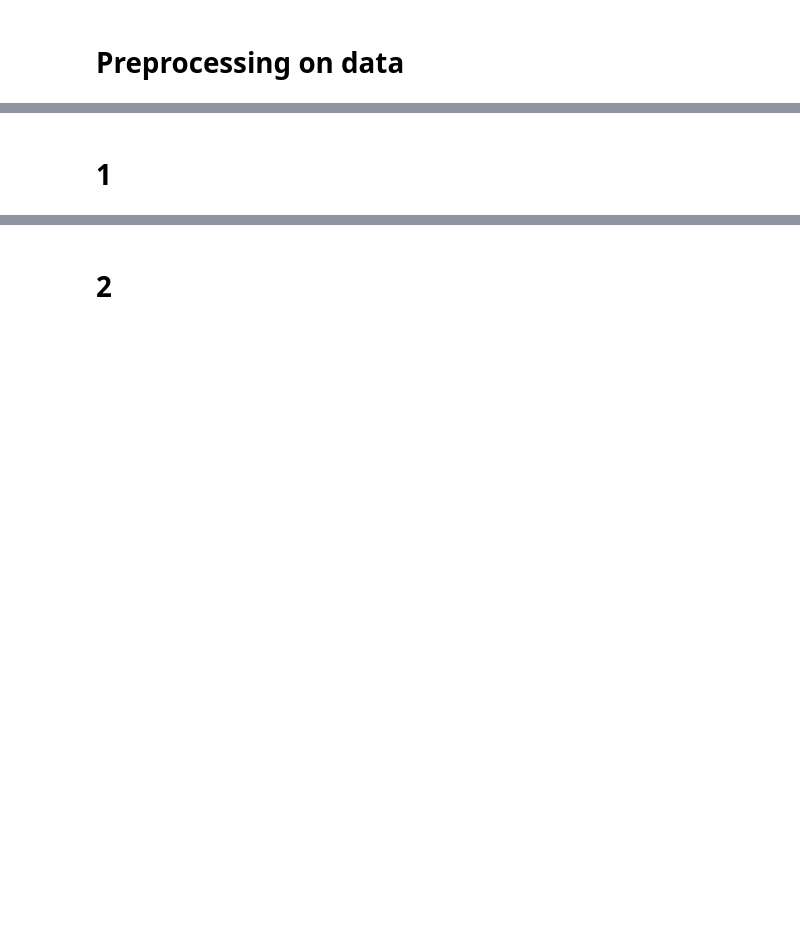
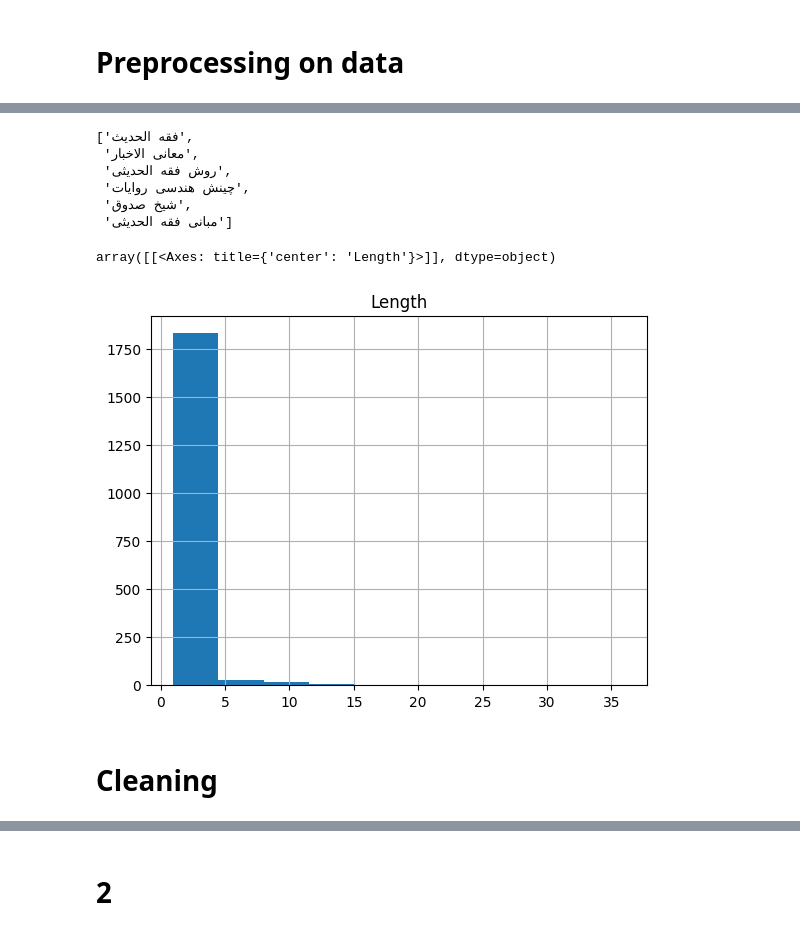
Before and after one commit to RedBatProject/Roshan-Project, a Jupyter notebook: Roshan_project.ipynb, the cells around one changed output, grey strips where cells are left out. Cells and saved outputs as stored; diff of their text form; code cells hidden in the pictures; blank space fills up the shorter version.

```diff
--- a/Roshan_project.ipynb
+++ b/Roshan_project.ipynb
@@ -54,4 +43,4 @@ for i in file_.split('\n')[:-1]:
 data = pd.DataFrame()
 data['id'] = ids
 data['body'] = bodys
-data['keywords'] = keywords
+data['keywords'] = pp
@@ -116,5 +116,33 @@ data
 450 rows × 3 columns
 # %%
-data['body'][1].split()
+data['keywords'][0].split(',')
+# %% [output]
+['فقه الحدیث',
+ 'معانی الاخبار',
+ 'روش فقه الحدیثی',
+ 'چینش هندسی روایات',
+ 'شیخ صدوق',
+ 'مبانی فقه الحدیثی']
+# %%
+mrw = {}
+for i in data['keywords']:
+    for j in i.split(','):
+        if mrw.get(j):
+            mrw[j] = mrw[j] + 1
+        else: mrw[j] = 1
+# %%
+smrw = sorted(mrw.items(), key=lambda x:x[1],reverse=True)
+# %%
+smrwl = []
+for i in smrw:
+    smrwl.append(i[1])
+# smrwl
+# %%
+wc = pd.DataFrame()
+wc['Length'] = smrwl
+wc.hist()
+# %% [output]
+array([[<Axes: title={'center': 'Length'}>]], dtype=object)
+[figure, added]
 # %% [markdown]
-# 1
+# Cleaning
```
Also changed, not shown: parts of 20 cells of this notebook.
